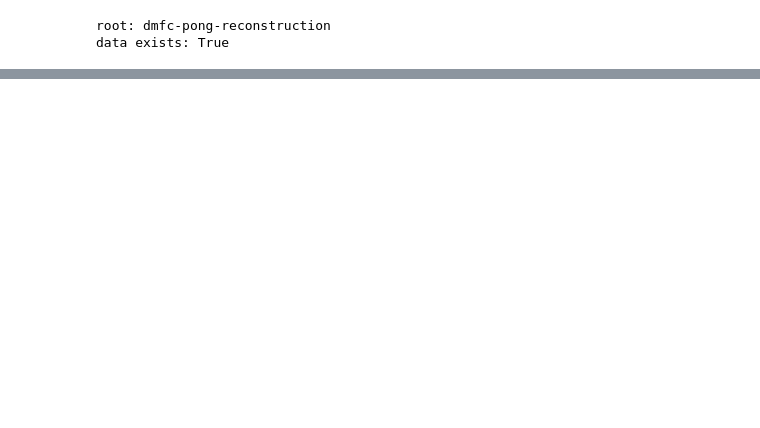
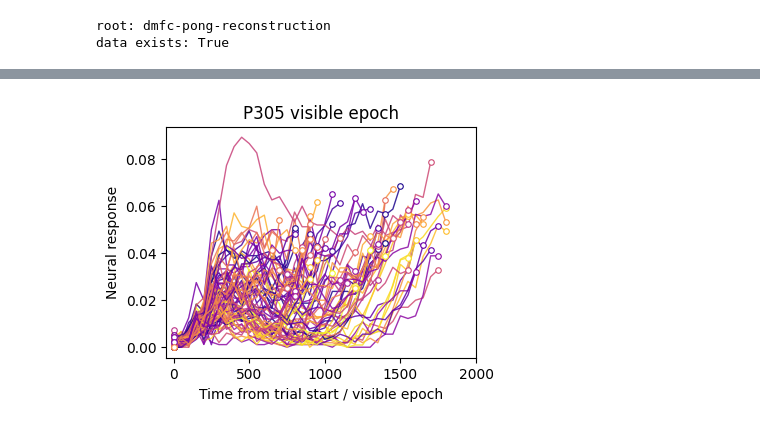
Before and after one commit to ksbong/dmfc-pong-reconstruction, a Jupyter notebook: notebooks/03_fig2c_neural_response_inspection.ipynb, the cells around one changed output, grey strips where cells are left out. Saved outputs shown, nothing was run; the diff lists cells and outputs as text; code cells hidden in the pictures; blank space fills up the shorter version.

```diff
--- a/notebooks/03_fig2c_neural_response_inspection.ipynb
+++ b/notebooks/03_fig2c_neural_response_inspection.ipynb
@@ -51,0 +243,98 @@ files_df
+# %%
+import numpy as np
+import matplotlib.pyplot as plt
+
+p305 = p_dmfc["neural_responses_reliable"]["occ"][305]
+
+print(p305.shape)  # (79, 100)
+
+# visible epoch = before / at occlusion start
+t_from_start = p_dmfc["behavioral_responses"]["occ"]["t_from_start"]
+t_from_occ = p_dmfc["behavioral_responses"]["occ"]["t_from_occ"]
+
+mask = (
+    np.isfinite(t_from_start)
+    & np.isfinite(t_from_occ)
+    & (t_from_start >= 0)
+    & (t_from_occ <= 0)
+)
+
+print("mask:", mask.shape)
+print("mask counts:", np.unique(mask.sum(axis=1), return_counts=True))
+
+time = np.arange(p305.shape[1]) * 50
+
+plt.figure(figsize=(4, 3))
+
+# cmap = plt.get_cmap("plasma")
+# colors = cmap(np.linspace(0, 1, p305.shape[0]))
+
+from scipy.stats import rankdata
+
+yf = p_dmfc["meta"]["yf"]
+
+cax = rankdata(yf)
+cax = (cax - np.nanmin(cax)) / (np.nanmax(cax) - np.nanmin(cax))
+
+colors = plt.cm.plasma(cax)
+
+for i, response in enumerate(p305):
+    m = mask[i].astype(bool)
+
+    response_masked = np.where(m, response, np.nan)
+
+    valid_values = response_masked[np.isfinite(response_masked)]
+
+    if len(valid_values) == 0:
+        continue
+
+    # realign: visible segment만 앞으로 당기고 뒤는 NaN
+    y_draw = np.full_like(response_masked, np.nan, dtype=float)
+    y_draw[:len(valid_values)] = valid_values
+
+    x_draw = time
+
+    valid_idx = np.where(np.isfinite(y_draw))[0]
+    first = valid_idx[0]
+    last = valid_idx[-1]
+
+    color = colors[i]
+
+    plt.plot(
+        x_draw,
+        y_draw,
+        color=color,
+        alpha=0.85,
+        linewidth=1.0,
+    )
+
+    plt.plot(
+        x_draw[first],
+        y_draw[first],
+        marker="o",
+        markersize=4,
+        markerfacecolor="white",
+        markeredgecolor=color,
+        markeredgewidth=0.8,
+        linestyle="None",
+        zorder=5,
+    )
+
+    plt.plot(
+        x_draw[last],
+        y_draw[last],
+        marker="o",
+        markersize=4,
+        markerfacecolor="white",
+        markeredgecolor=color,
+        markeredgewidth=0.8,
+        linestyle="None",
+        zorder=5,
+    )
+
+plt.xlabel("Time from trial start / visible epoch")
+plt.ylabel("Neural response")
+plt.xlim(-50, 2000)
+plt.title("P305 visible epoch")
+plt.show()
+# %% [output]
@@ -51,0 +346 @@ files_df
+[figure, added]
```
Also changed, not shown: parts of 18 cells of this notebook, 2 other files.
